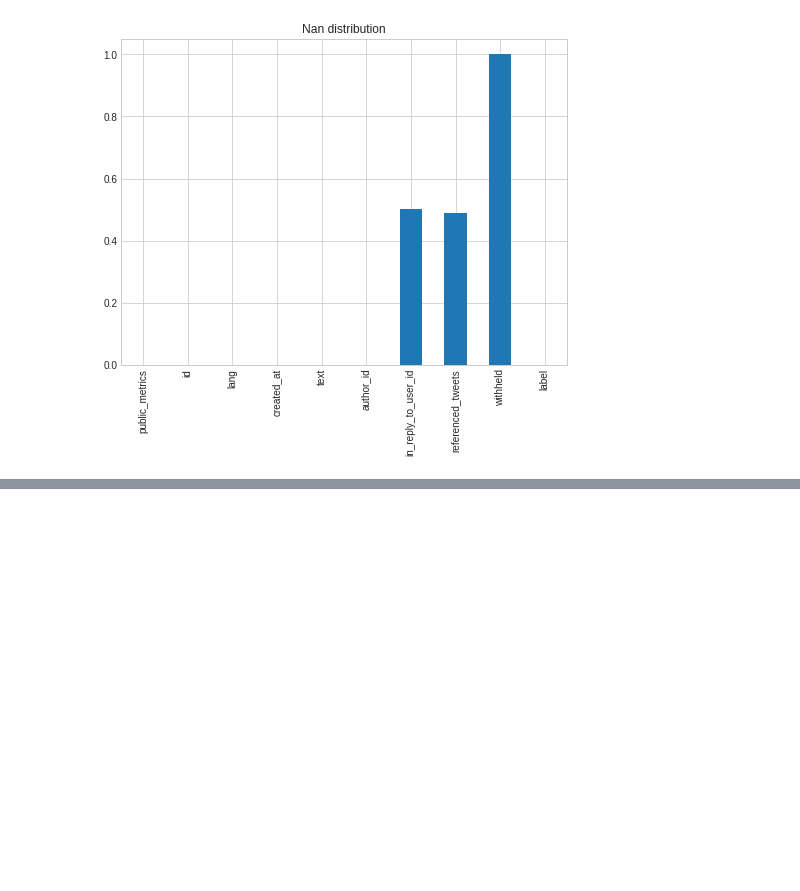
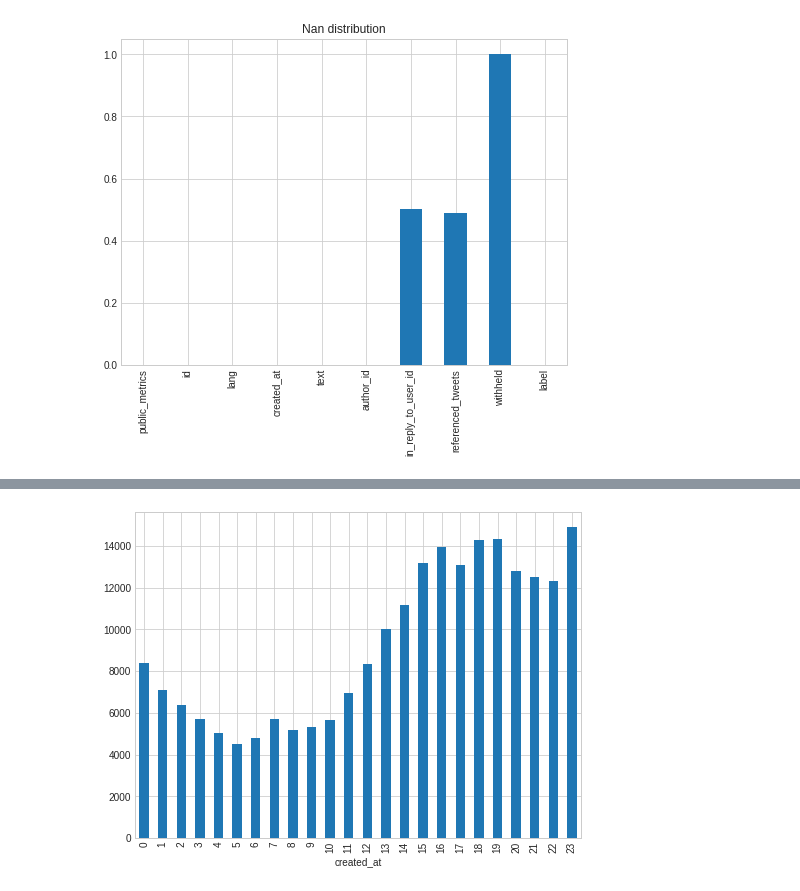
Before and after one commit to KameniAlexNea/misinformation-spread, a Jupyter notebook: notebooks/detecting/00- Preprocessing.ipynb, the cells around one changed output, grey strips where cells are left out. Cells and saved outputs as stored; diff of their text form; code cells hidden in the pictures; blank space fills up the shorter version.

```diff
--- a/notebooks/detecting/00- Preprocessing.ipynb
+++ b/notebooks/detecting/00- Preprocessing.ipynb
@@ -67,0 +132,8 @@ plt.show()
+# %%
+tmp = data.created_at.astype("datetime64")
+
+
+tmp.groupby(tmp.dt.hour).count().plot(kind="bar")
+plt.show()
+# %% [output]
+[figure, added]
```
Also changed, not shown: parts of 29 cells of this notebook.
